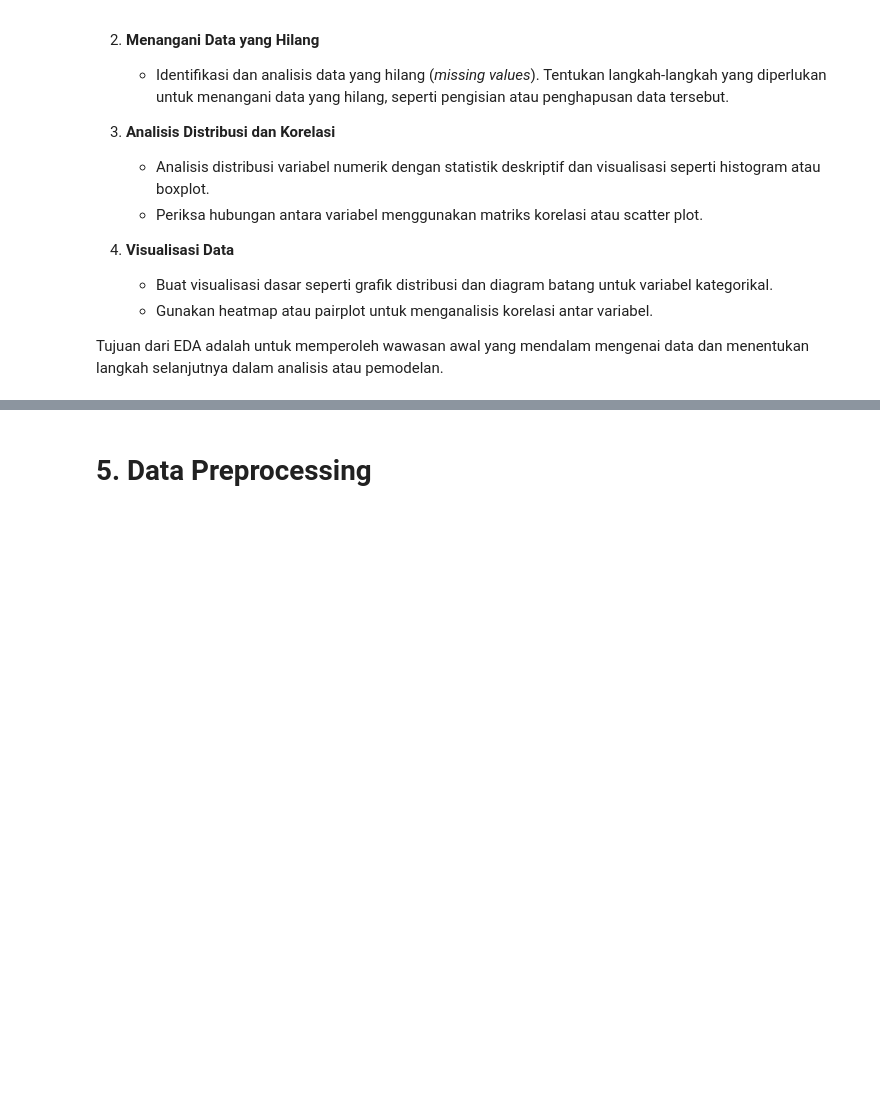
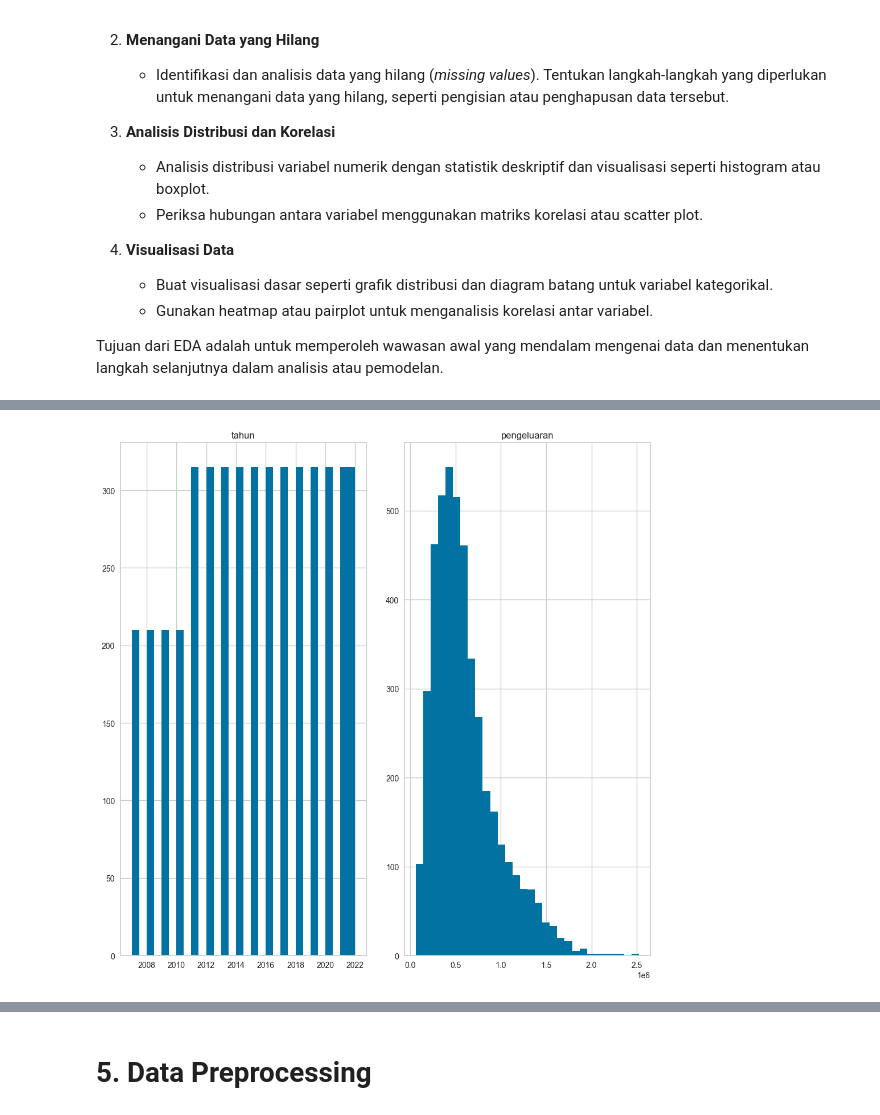
Before and after one commit to leonardkumaro/Proyek-Machine-Learning, a Jupyter notebook: [Clustering]_Submission_Akhir_BMLP_Leonard Bodhi Kumaro.ipynb, the cells around one changed output, grey strips where cells are left out. Drawn from its saved outputs; the diff is of its cells as text; code cells hidden in the pictures; blank space fills up the shorter version.

```diff
--- a/[Clustering]_Submission_Akhir_BMLP_Leonard Bodhi Kumaro.ipynb
+++ b/[Clustering]_Submission_Akhir_BMLP_Leonard Bodhi Kumaro.ipynb
@@ -32,0 +41,4 @@ df =
+# %%
+# Membaca dataset clustering dan menampilkan 5 baris pertama
+df = pd.read_csv('dataset_clustering.csv')  # Membaca dataset dari file CSV
+df.head() # Menampilkan 5 baris pertama dari dataset
@@ -55,0 +97,4 @@ Tujuan dari EDA adalah untuk memperoleh wawasan awal yang mendalam mengenai data
+# %%
+# Mengganti nama kolom peng untuk memudahkan pemrosesan
+df.rename(columns={'peng': 'pengeluaran'}, inplace=True)  # Mengganti nama kolom 'peng' menjadi 'pengeluaran'
+df.head()  # Menampilkan 5 baris pertama dari dataset setelah penggantian nama kolom
@@ -55,0 +133,7 @@ Tujuan dari EDA adalah untuk memperoleh wawasan awal yang mendalam mengenai data
+# %%
+# Menampilkan visualisasi distribusi data untuk setiap kolom numerik dalam dataset
+df.hist(figsize=(10, 10), bins=30)  # Membuat histogram untuk setiap kolom numerik
+plt.tight_layout()  # Mengatur tata letak agar tidak ada yang terpotong
+plt.show()  # Menampilkan histogram
+# %% [output]
+[figure, added]
```
Also changed, not shown: parts of 56 cells of this notebook.
